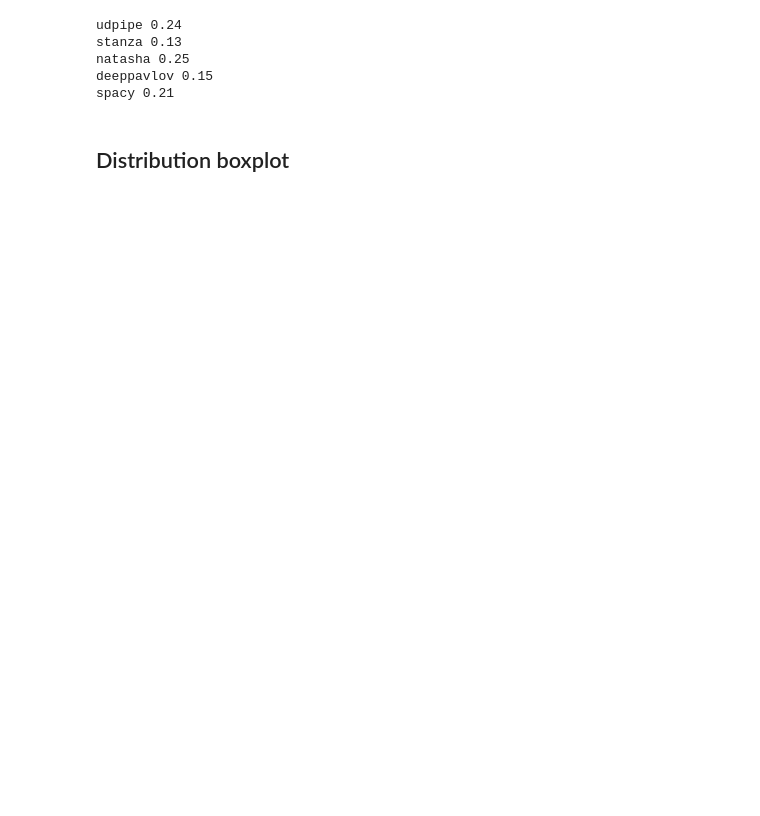
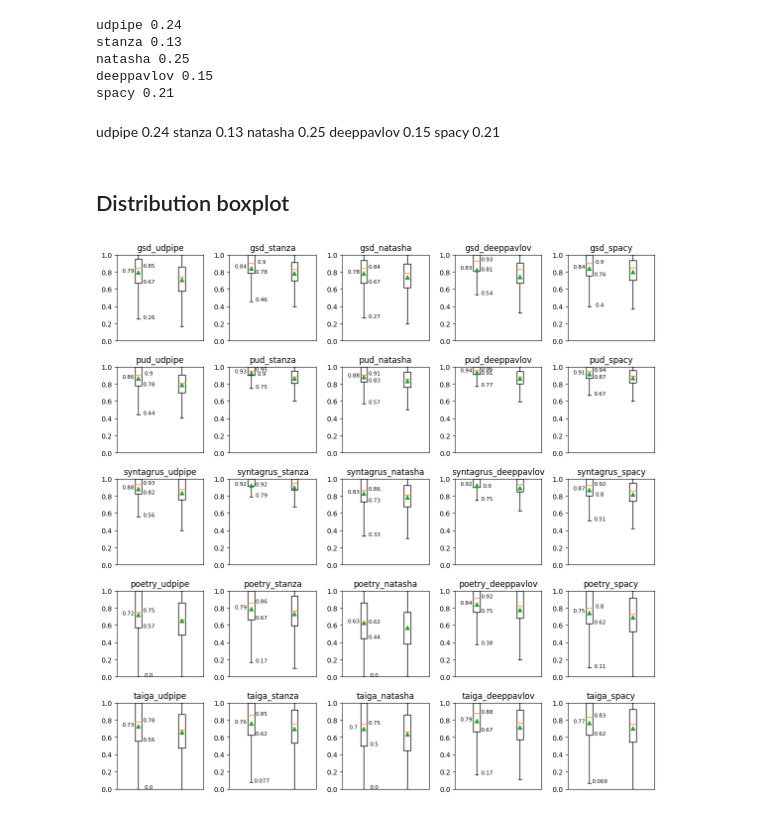
Before and after one commit to Derinhelm/parser_stat, a Jupyter notebook: Russian_parser_statistics.ipynb, the cells around one changed output. Saved outputs shown, nothing was run; the diff lists cells and outputs as text; code cells hidden in the pictures; blank space fills up the shorter version.

```diff
--- a/Russian_parser_statistics.ipynb
+++ b/Russian_parser_statistics.ipynb
@@ -110,0 +41,2 @@ output.clear()
+# %%
+treebank_names = ['gsd', 'pud', 'syntagrus', 'poetry', 'taiga']
@@ -549,10 +442,3 @@ stanza     spacy      5015   57% |  1031   12% |  2754   31% |
 natasha    deeppavlov  821    9% |  5741   65% |  2238   25% |
 natasha    spacy      1943   22% |  4253   48% |  2604   30% |
 deeppavlov spacy      4832   55% |  1366   16% |  2602   30% |
-# %%
-p1 = parser_names[0]
-p2 = parser_names[1]
-ser = align_las_f[p1] == align_las_f[p2]
-for p in parser_names[2:]:
-  ser = ser & (align_las_f[p1] == align_las_f[p])
-print(sum(ser))
@@ -586,5 +444,0 @@ plt.show()
-# %%
-for p in parser_names:
-  print(p, round(align_uas_f[p].quantile(0.25), 2),
-        round(align_uas_f[p].quantile(0.5), 2),
-        round(align_uas_f[p].quantile(0.75), 2))
@@ -597,5 +444,0 @@ spacy 0.8 0.92 1.0
-# %%
-for p in parser_names:
-  print(p, round(align_las_f[p].quantile(0.25), 2),
-        round(align_las_f[p].quantile(0.5), 2),
-        round(align_las_f[p].quantile(0.75), 2))
@@ -625,5 +468,65 @@ stanza 0.13
 natasha 0.25
 deeppavlov 0.15
 spacy 0.21
+# %% [markdown]
+
+
+udpipe 0.24
+stanza 0.13
+natasha 0.25
+deeppavlov 0.15
+spacy 0.21
 # %% [markdown]
 ## Distribution boxplot
+# %%
+import matplotlib.pyplot as plt
+import matplotlib.ticker as ticker
+
+fig, ax = plt.subplots(nrows=len(treebank_names), ncols= len(parser_names), figsize = (14,14), sharex=True)
+plt.subplots_adjust(wspace=0.3, hspace=0.3)
+#fig.suptitle('aligned uas/aligned las (f-score)')
+
+for treebank_i, t in enumerate(treebank_names):
+  for parser_i, p in enumerate(parser_names):
+    b = ax[treebank_i][parser_i].boxplot(x=[align_uas_f[t][p], align_las_f[t][p]], showfliers=False,showcaps=True,showmeans=True)
+    c = b['caps'][0]._y[0]
+    ax[treebank_i][parser_i].text(
+          1.24, # x-coordinate
+          c, # y-coordinate
+          f'{c:.2}', # text
+          horizontalalignment='center', # centered
+          fontsize=8, # small font size
+      )
+    u_q1 = align_uas_f[t][p].quantile(0.25)
+    ax[treebank_i][parser_i].text(
+        1.24, # x-coordinate
+        u_q1, # y-coordinate
+        f'{u_q1:.2}', # text
+        horizontalalignment='center', # centered
+        fontsize=8, # small font size
+    )
+    u_q2 = align_uas_f[t][p].quantile(0.5)
+    if u_q2 != 1.0:
+      ax[treebank_i][parser_i].text(
+          1.24, # x-coordinate
+          u_q2, # y-coordinate
+          f'{u_q2:.2}', # text
+          horizontalalignment='center', # centered
+          fontsize=8, # small font size
+      )
+    u_mean = align_uas_f[t][p].mean()
+    if u_mean != 1.0:
+      ax[treebank_i][parser_i].text(
+            0.76, # x-coordinate
+            u_mean, # y-coordinate
+            f'{u_mean:.2}', # text
+            horizontalalignment='center', # centered
+            fontsize=8, # small font size
+        )
+    ax[treebank_i][parser_i].title.set_text(f"{t}_{p}")
+    ax[treebank_i][parser_i].set_ylim([0.0, 1.0])
+    ax[treebank_i][parser_i].get_xaxis().set_visible(False)
+plt.savefig('pics/uas_boxplot.jpg')
+plt.show()
+# %% [output]
+[figure, added]
```
Also changed, not shown: parts of 114 cells of this notebook.
